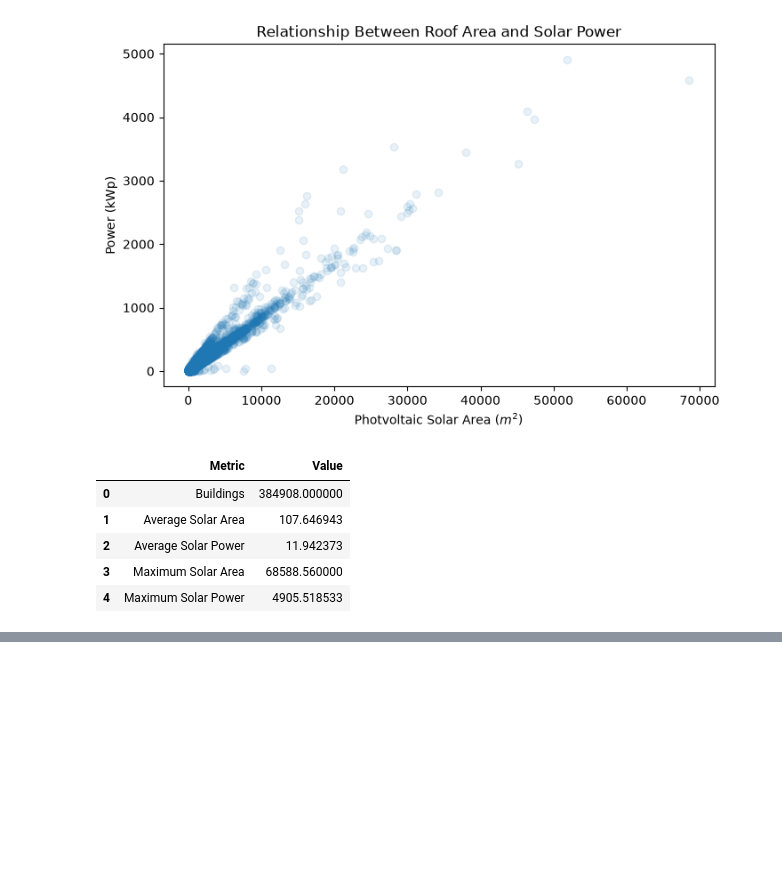
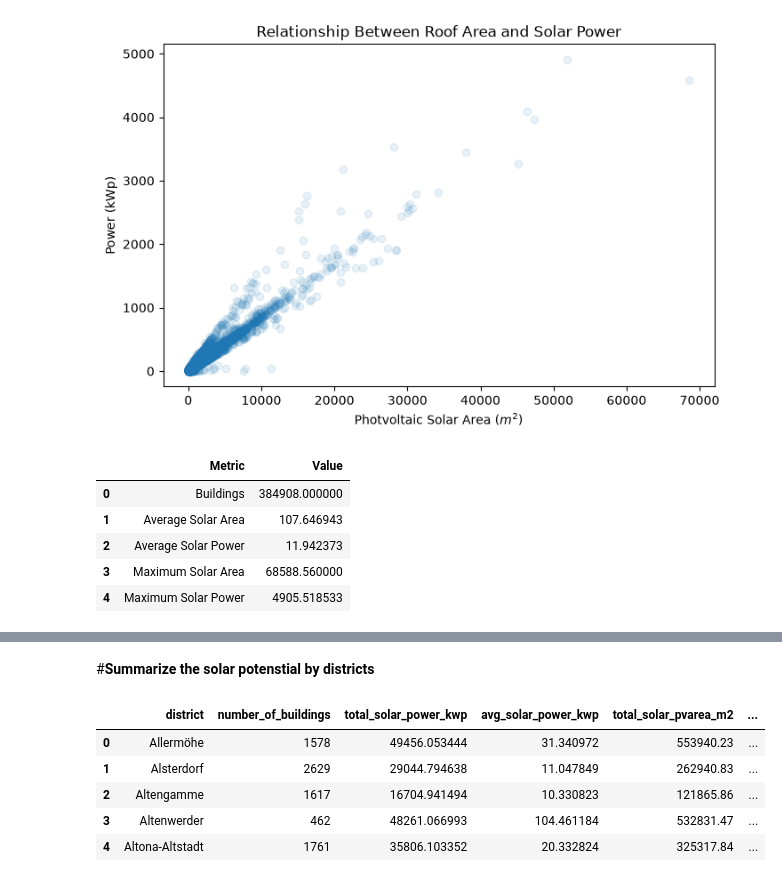
Before and after one commit to Dhru1999/hamburg-solar-app, a Jupyter notebook: data_cleaning.ipynb, the cells around one changed output, grey strips where cells are left out. Cells and saved outputs as stored; diff of their text form; code cells hidden in the pictures; blank space fills up the shorter version.

```diff
--- a/data_cleaning.ipynb
+++ b/data_cleaning.ipynb
@@ -484,0 +615,27 @@ summary
+# %% [markdown]
+#**Summarize the solar potenstial by districts**
+# %%
+#I create a single aggregated dataset showing a district-level summary table
+#from our spatially joined datasets.
+
+district_summary = (
+    joined
+    .groupby("district")
+    .agg(
+        number_of_buildings=("building_id", "count"),
+        total_solar_power_kwp=("solar_power_kwp", "sum"),
+        avg_solar_power_kwp=('solar_power_kwp', 'mean'),
+        total_solar_pvarea_m2=("solar_pvarea_m2", "sum"),
+        avg_pv_area=('solar_pvarea_m2', 'mean')
+    )
+    .reset_index()
+)
+
+district_summary.head()
+# %% [output]
+|  | district | number_of_buildings | total_solar_power_kwp | avg_solar_power_kwp | total_solar_pvarea_m2 | ... |
+| 0 | Allermöhe | 1578 | 49456.053444 | 31.340972 | 553940.23 | ... |
+| 1 | Alsterdorf | 2629 | 29044.794638 | 11.047849 | 262940.83 | ... |
+| 2 | Altengamme | 1617 | 16704.941494 | 10.330823 | 121865.86 | ... |
+| 3 | Altenwerder | 462 | 48261.066993 | 104.461184 | 532831.47 | ... |
+| 4 | Altona-Altstadt | 1761 | 35806.103352 | 20.332824 | 325317.84 | ... |
```
Also changed, not shown: parts of 15 cells of this notebook.
